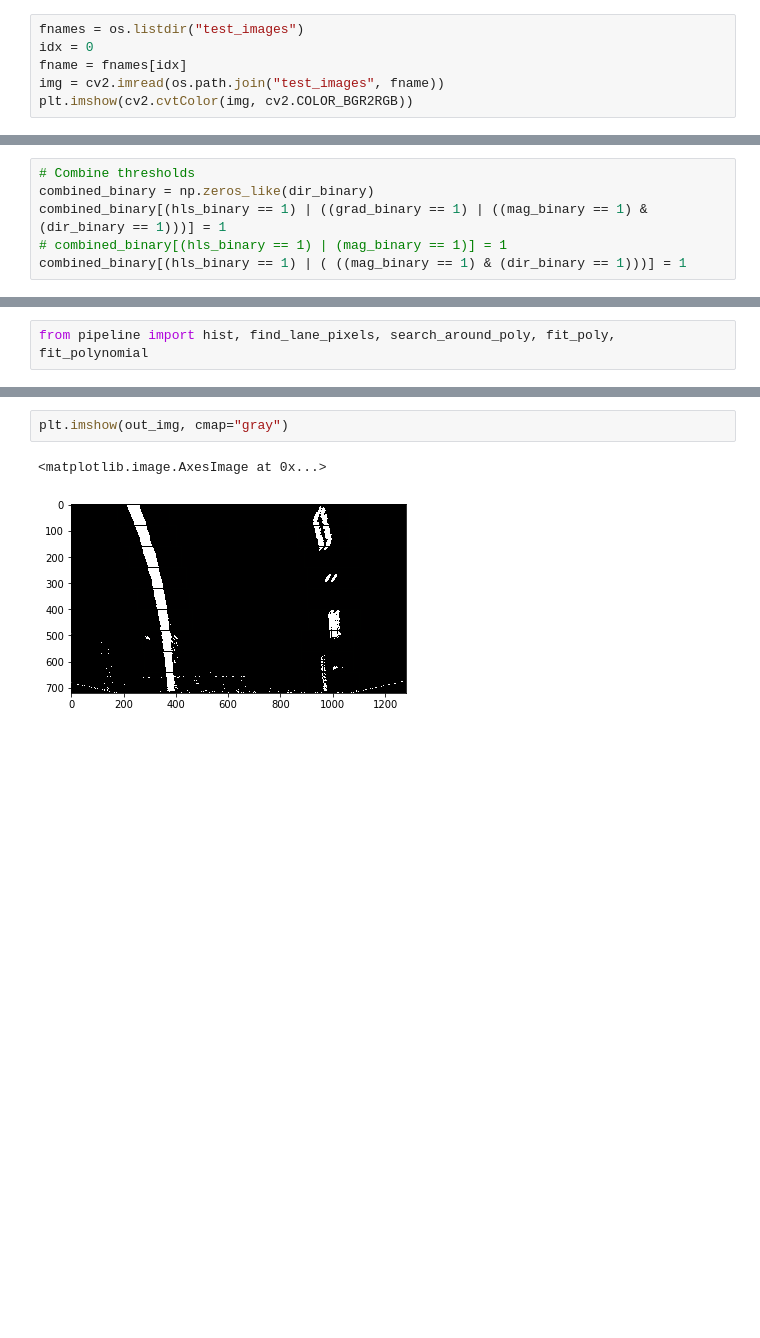
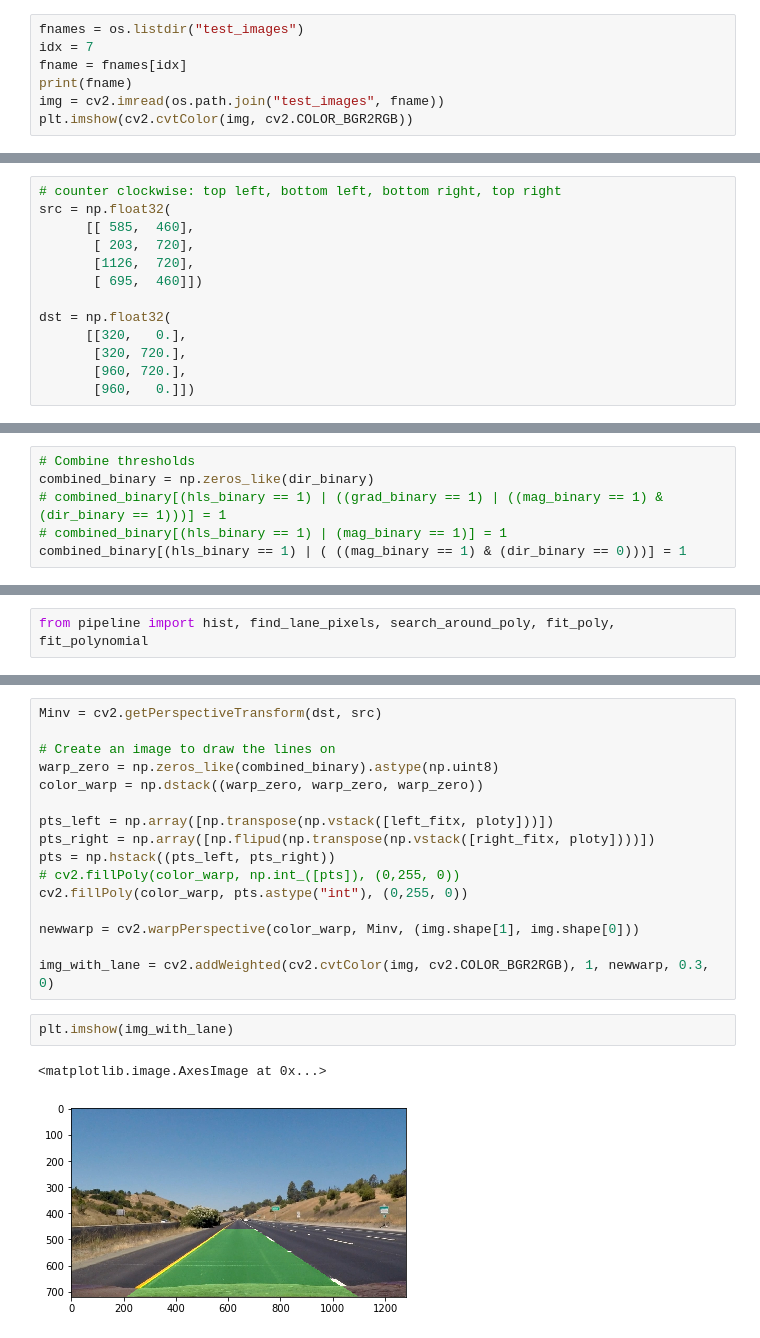
Before and after one commit to JieqingShi/CarND-Advanced-Lane-Lines, a Jupyter notebook: P2-Pipeline.ipynb, the cells around one changed output, grey strips where cells are left out. Saved outputs shown, nothing was run; the diff lists cells and outputs as text; blank space fills up the shorter version.

```diff
--- a/P2-Pipeline.ipynb
+++ b/P2-Pipeline.ipynb
@@ -42,8 +41,9 @@ Let's use one image as an example and transform that into a bird-eye view
 from pipeline import perspective_transform
 # %%
 fnames = os.listdir("test_images")
-idx = 0
+idx = 7
 fname = fnames[idx]
+print(fname)
 img = cv2.imread(os.path.join("test_images", fname))
 plt.imshow(cv2.cvtColor(img, cv2.COLOR_BGR2RGB))
 # %% [output]
@@ -93,0 +92,13 @@ warped_img, M = perspective_transform(img, mtx, dist, src, dst, img_size=(img.sh
+# %%
+# counter clockwise: top left, bottom left, bottom right, top right
+src = np.float32(
+      [[ 585,  460],
+       [ 203,  720],
+       [1126,  720],
+       [ 695,  460]])
+
+dst = np.float32(
+      [[320,   0.],
+       [320, 720.],
+       [960, 720.],
+       [960,   0.]])
@@ -137,9 +150,9 @@ plt.subplots_adjust(left=0., right=1, top=0.9, bottom=0.)
 # %%
 # Combine thresholds
 combined_binary = np.zeros_like(dir_binary)
-combined_binary[(hls_binary == 1) | ((grad_binary == 1) | ((mag_binary == 1) & (dir_binary == 1)))] = 1
+# combined_binary[(hls_binary == 1) | ((grad_binary == 1) | ((mag_binary == 1) & (dir_binary == 1)))] = 1
 # combined_binary[(hls_binary == 1) | (mag_binary == 1)] = 1
-combined_binary[(hls_binary == 1) | ( ((mag_binary == 1) & (dir_binary == 1)))] = 1
+combined_binary[(hls_binary == 1) | ( ((mag_binary == 1) & (dir_binary == 0)))] = 1
 # %%
 f, (ax1, ax2) = plt.subplots(1,2, figsize=(24, 9))
 f.tight_layout()
@@ -474,5 +356,21 @@ plt_images(binary_warped, 'Warped image', out_img, 'Lane lines detected')
+# %%
+Minv = cv2.getPerspectiveTransform(dst, src)
+
+# Create an image to draw the lines on
+warp_zero = np.zeros_like(combined_binary).astype(np.uint8)
+color_warp = np.dstack((warp_zero, warp_zero, warp_zero))
+
+pts_left = np.array([np.transpose(np.vstack([left_fitx, ploty]))])
+pts_right = np.array([np.flipud(np.transpose(np.vstack([right_fitx, ploty])))])
+pts = np.hstack((pts_left, pts_right))
+# cv2.fillPoly(color_warp, np.int_([pts]), (0,255, 0))
+cv2.fillPoly(color_warp, pts.astype("int"), (0,255, 0))
+
+newwarp = cv2.warpPerspective(color_warp, Minv, (img.shape[1], img.shape[0]))
+
+img_with_lane = cv2.addWeighted(cv2.cvtColor(img, cv2.COLOR_BGR2RGB), 1, newwarp, 0.3, 0)
 # %%
-plt.imshow(out_img, cmap="gray")
+plt.imshow(img_with_lane)
 # %% [output]
 <matplotlib.image.AxesImage at 0x...>
-[figure, old version]
+[figure, new version]
```
Also changed, not shown: parts of 37 cells of this notebook, 1 other file.
